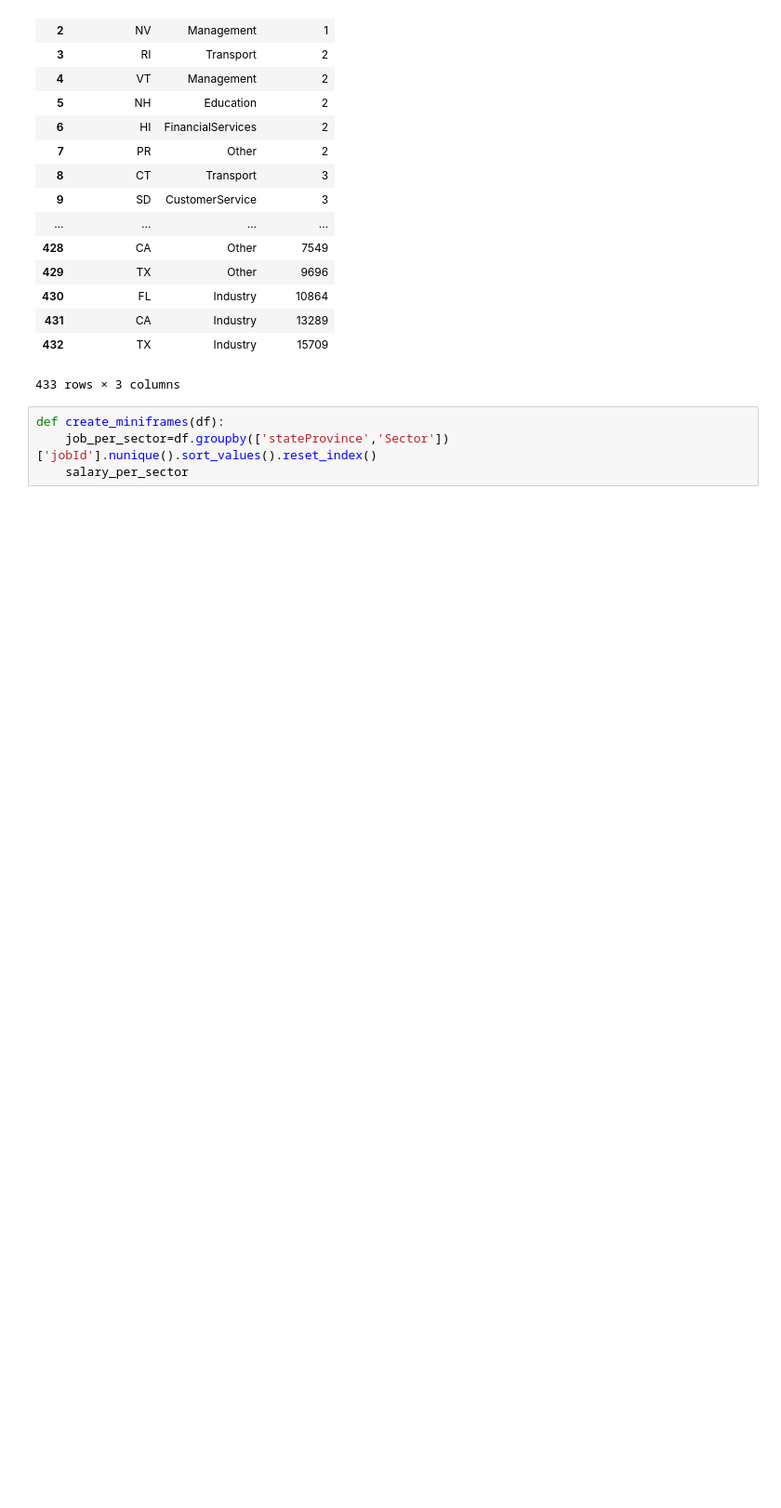
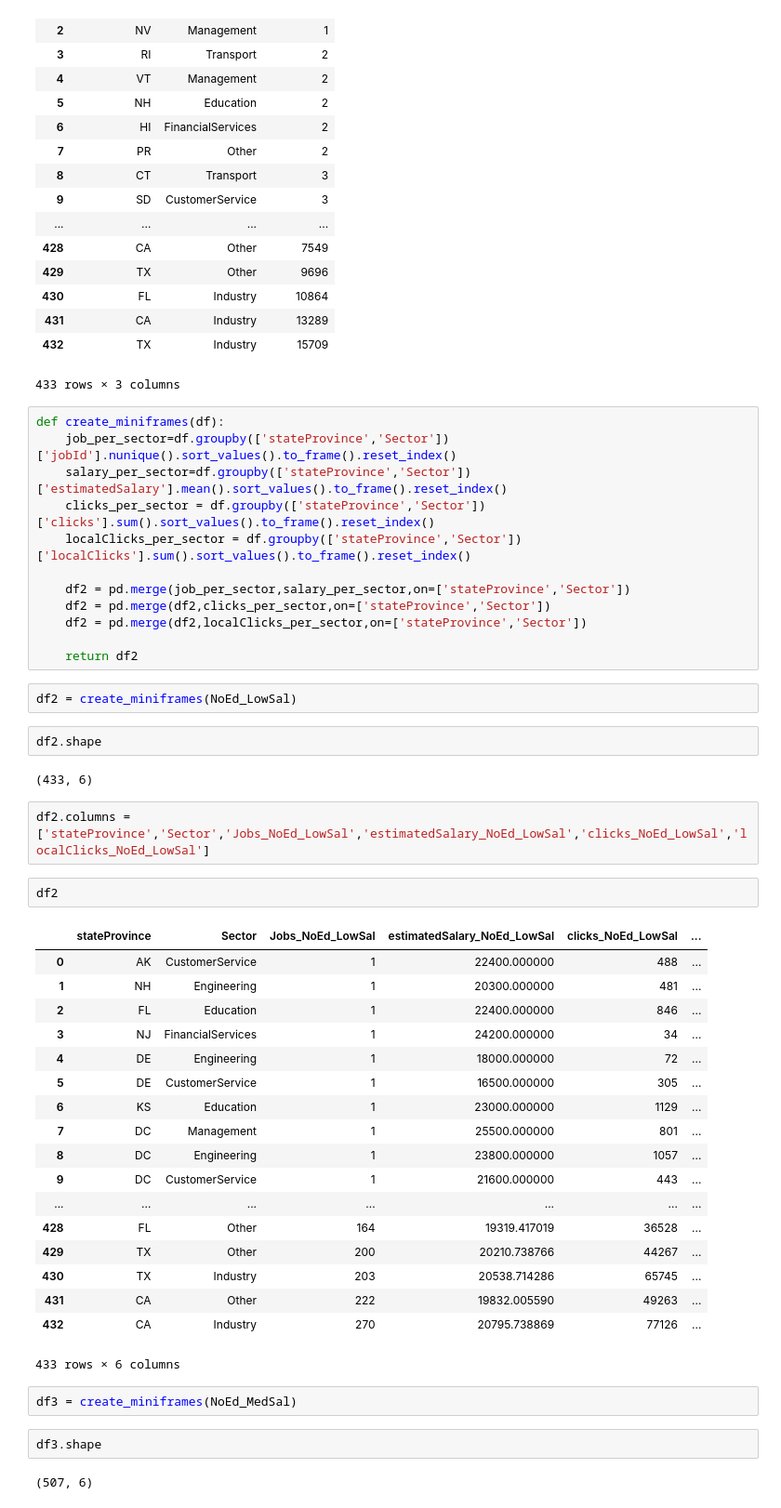
Before and after one commit to zoro666/datafest2018, a Jupyter notebook: education-salary-correlation.ipynb, the cells around one changed output. Shown at 93% size. Cells and saved outputs as stored; diff of their text form; blank space fills up the shorter version.

Commit message:
copy of sector-education-salary correlation upload

```diff
--- a/education-salary-correlation.ipynb
+++ b/education-salary-correlation.ipynb
@@ -222,7 +222,50 @@ NoEd_LowSal.groupby(['stateProvince','Sector'])['localClicks'].sum().sort_values
 | 431 | CA | Industry | 13289 |
 | 432 | TX | Industry | 15709 |
 433 rows × 3 columns
-# %%
-def create_miniframes(df):
-    job_per_sector=df.groupby(['stateProvince','Sector'])['jobId'].nunique().sort_values().reset_index()
-    salary_per_sector
+# %%
+def create_miniframes(df):
+    job_per_sector=df.groupby(['stateProvince','Sector'])['jobId'].nunique().sort_values().to_frame().reset_index()
+    salary_per_sector=df.groupby(['stateProvince','Sector'])['estimatedSalary'].mean().sort_values().to_frame().reset_index()
+    clicks_per_sector = df.groupby(['stateProvince','Sector'])['clicks'].sum().sort_values().to_frame().reset_index()
+    localClicks_per_sector = df.groupby(['stateProvince','Sector'])['localClicks'].sum().sort_values().to_frame().reset_index()
+
+    df2 = pd.merge(job_per_sector,salary_per_sector,on=['stateProvince','Sector'])
+    df2 = pd.merge(df2,clicks_per_sector,on=['stateProvince','Sector'])
+    df2 = pd.merge(df2,localClicks_per_sector,on=['stateProvince','Sector'])
+
+    return df2
+# %%
+df2 = create_miniframes(NoEd_LowSal)
+# %%
+df2.shape
+# %% [output]
+(433, 6)
+# %%
+df2.columns = ['stateProvince','Sector','Jobs_NoEd_LowSal','estimatedSalary_NoEd_LowSal','clicks_NoEd_LowSal','localClicks_NoEd_LowSal']
+# %%
+df2
+# %% [output]
+|  | stateProvince | Sector | Jobs_NoEd_LowSal | estimatedSalary_NoEd_LowSal | clicks_NoEd_LowSal | ... |
+| 0 | AK | CustomerService | 1 | 22400.000000 | 488 | ... |
+| 1 | NH | Engineering | 1 | 20300.000000 | 481 | ... |
+| 2 | FL | Education | 1 | 22400.000000 | 846 | ... |
+| 3 | NJ | FinancialServices | 1 | 24200.000000 | 34 | ... |
+| 4 | DE | Engineering | 1 | 18000.000000 | 72 | ... |
+| 5 | DE | CustomerService | 1 | 16500.000000 | 305 | ... |
+| 6 | KS | Education | 1 | 23000.000000 | 1129 | ... |
+| 7 | DC | Management | 1 | 25500.000000 | 801 | ... |
+| 8 | DC | Engineering | 1 | 23800.000000 | 1057 | ... |
+| 9 | DC | CustomerService | 1 | 21600.000000 | 443 | ... |
+| ... | ... | ... | ... | ... | ... | ... |
+| 428 | FL | Other | 164 | 19319.417019 | 36528 | ... |
+| 429 | TX | Other | 200 | 20210.738766 | 44267 | ... |
+| 430 | TX | Industry | 203 | 20538.714286 | 65745 | ... |
+| 431 | CA | Other | 222 | 19832.005590 | 49263 | ... |
+| 432 | CA | Industry | 270 | 20795.738869 | 77126 | ... |
+433 rows × 6 columns
+# %%
+df3 = create_miniframes(NoEd_MedSal)
+# %%
+df3.shape
+# %% [output]
+(507, 6)
```
Also changed, not shown: parts of 3 cells of this notebook, 1 other file.
